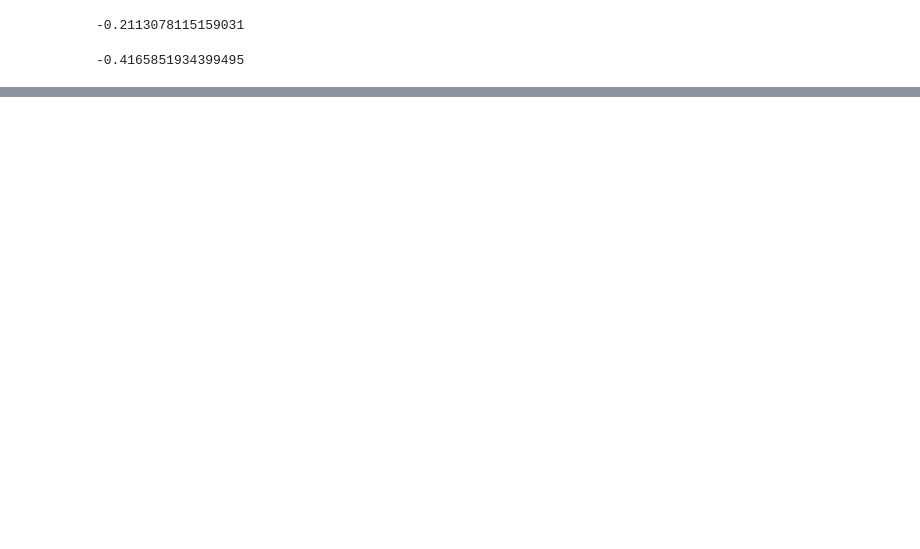
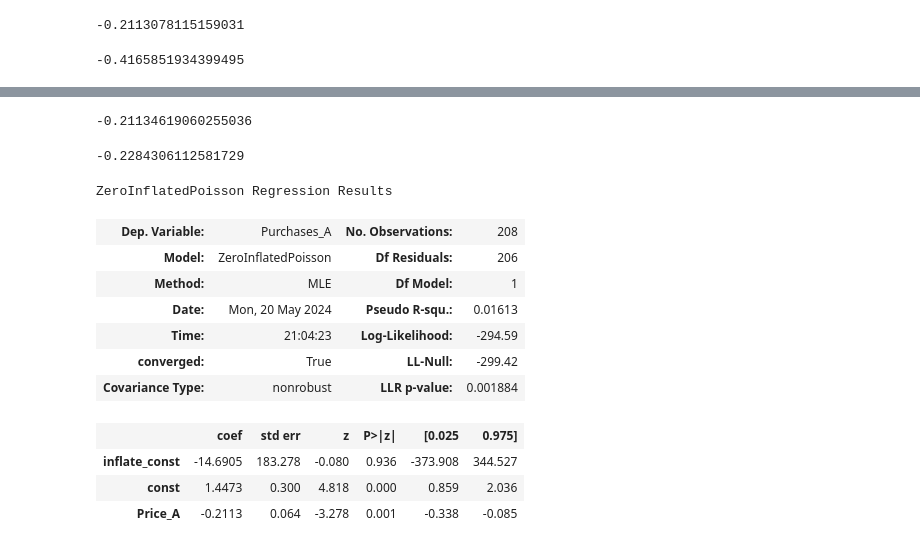
Before and after one commit to mcfitzgerald/consumer-abm, a Jupyter notebook: agent_df_transformations.ipynb, the cells around one changed output, grey strips where cells are left out. Cells and saved outputs as stored; diff of their text form; code cells hidden in the pictures; blank space fills up the shorter version.

```diff
--- a/agent_df_transformations.ipynb
+++ b/agent_df_transformations.ipynb
@@ -107,4 +89,0 @@ plt.show()
-# %%
-# Calculate total dollar sales for Brand A and Brand B and add them to the model_df
-total_purchases_df['Total_Sales_A'] = total_purchases_df['Total_Purchases_A'] * joint_calendar_df[('A', 'price')]
-total_purchases_df['Total_Sales_B'] = total_purchases_df['Total_Purchases_B'] * joint_calendar_df[('B', 'price')]
@@ -423,3 +346,23 @@ elasticity_A
 elasticity_B
 # %% [output]
 -0.4165851934399495
+# %%
+# Define the dependent variable and the independent variables
+Y = agent_purchases_and_price_df['Purchases_A']
+X = agent_purchases_and_price_df['Price_A']
+X = sm.add_constant(X)  # Add a constant to the independent variables
+
+# Fit the Zero-Inflated Poisson model
+zip_model_A = sm.ZeroInflatedPoisson(Y, X).fit()
+
+# The coefficient of 'Price_A' is the price elasticity of demand for Brand A
+elasticity_A = zip_model_A.params['Price_A']
+
+# Repeat the process for Brand B
+Y = agent_purchases_and_price_df['Purchases_B']
+X = agent_purchases_and_price_df['Price_B']
+X = sm.add_constant(X)
+
+zip_model_B = sm.ZeroInflatedPoisson(Y, X).fit()
+
+elasticity_B = zip_model_B.params['Price_B']
@@ -425,0 +380,24 @@ elasticity_B
+# %%
+elasticity_A
+# %% [output]
+-0.21134619060255036
+# %%
+
+elasticity_B
+# %% [output]
+-0.2284306112581729
+# %%
+zip_model_A.summary()
+# %% [output]
+ZeroInflatedPoisson Regression Results
+| Dep. Variable: | Purchases_A | No. Observations: | 208 |
+| Model: | ZeroInflatedPoisson | Df Residuals: | 206 |
+| Method: | MLE | Df Model: | 1 |
+| Date: | Mon, 20 May 2024 | Pseudo R-squ.: | 0.01613 |
+| Time: | 21:04:23 | Log-Likelihood: | -294.59 |
+| converged: | True | LL-Null: | -299.42 |
+| Covariance Type: | nonrobust | LLR p-value: | 0.001884 |
+|  | coef | std err | z | P>|z| | [0.025 | 0.975] |
+| inflate_const | -14.6905 | 183.278 | -0.080 | 0.936 | -373.908 | 344.527 |
+| const | 1.4473 | 0.300 | 4.818 | 0.000 | 0.859 | 2.036 |
+| Price_A | -0.2113 | 0.064 | -3.278 | 0.001 | -0.338 | -0.085 |
```
Also changed, not shown: parts of 26 cells of this notebook, 3 other files.
